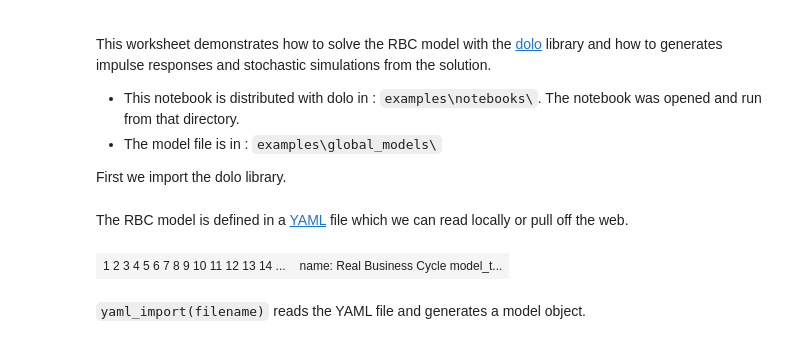
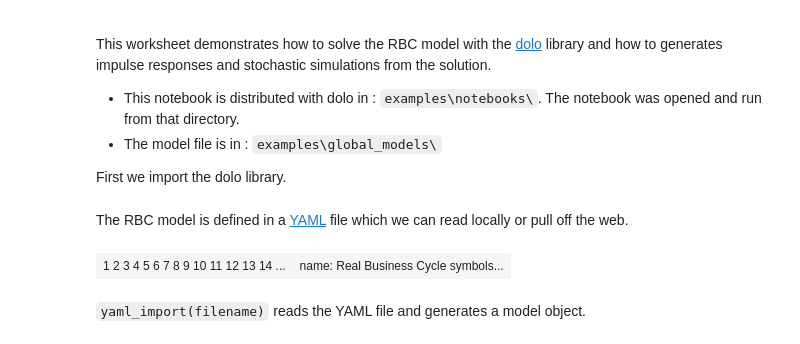
Before and after one commit to EconForge/dolo.py, a Jupyter notebook: examples/notebooks/rbc_model.ipynb, the cells around one changed output. Cells and saved outputs as stored; diff of their text form; code cells hidden in the pictures.

```diff
--- a/examples/notebooks/rbc_model.ipynb
+++ b/examples/notebooks/rbc_model.ipynb
@@ -17,14 +17,14 @@ from dolo import *
 # %% [markdown]
 The RBC model is defined in a [YAML](http://www.yaml.org/spec/1.2/spec.html#Introduction) file which we can read locally or pull off the web.
 # %%
-filename = ('https://raw.githubusercontent.com/EconForge/dolo'
-            '/master/examples/models/compat/rbc.yaml')
+# filename = ('https://raw.githubusercontent.com/EconForge/dolo'
+#             '/master/examples/models/compat/rbc.yaml')
 
-#filename='../models/rbc.yaml'
+filename='../models/rbc.yaml'
 
 pcat(filename)
 # %% [output]
-| 1 2 3 4 5 6 7 8 9 10 11 12 13 14 ... | name: Real Business Cycle model_t... |
+| 1 2 3 4 5 6 7 8 9 10 11 12 13 14 ... | name: Real Business Cycle symbols... |
 # %% [markdown]
 `yaml_import(filename)` reads the YAML file and generates a model object.
 # %%
```
Also changed, not shown: parts of 32 cells of this notebook, 11 other files.
